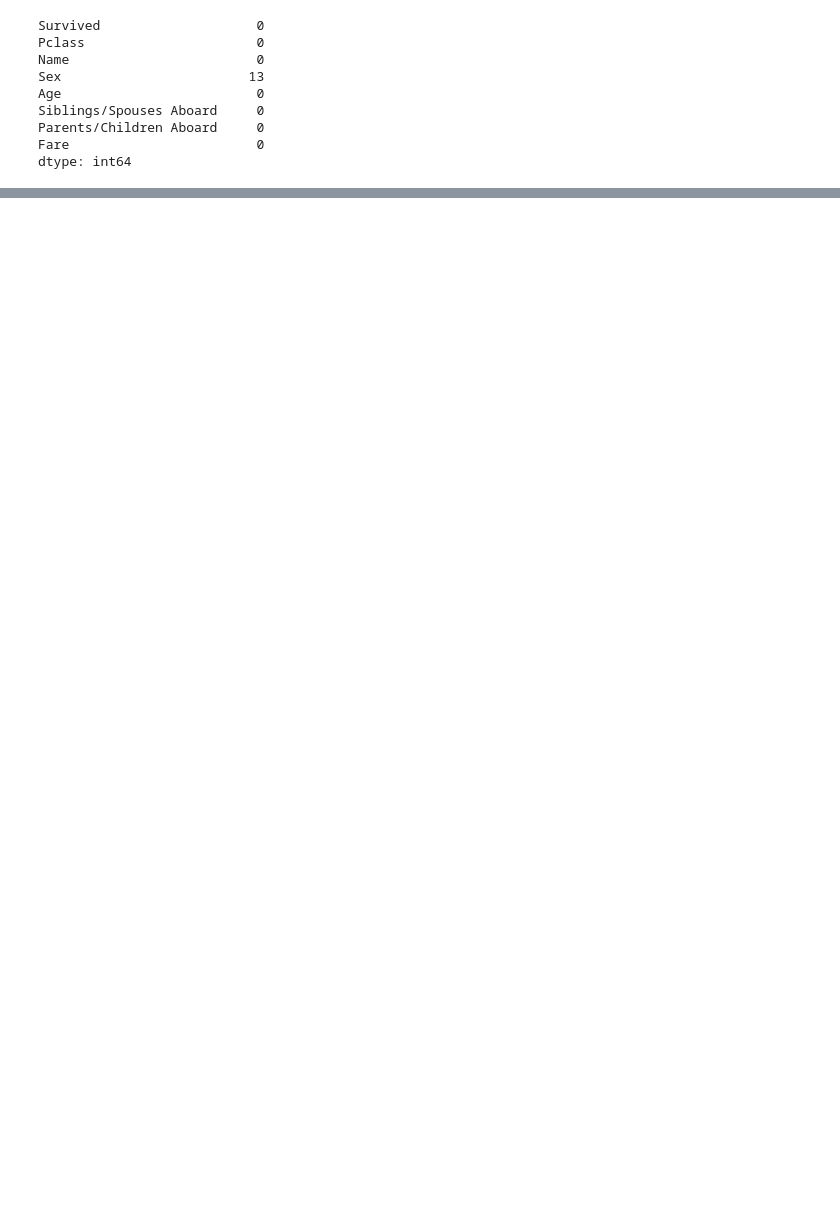
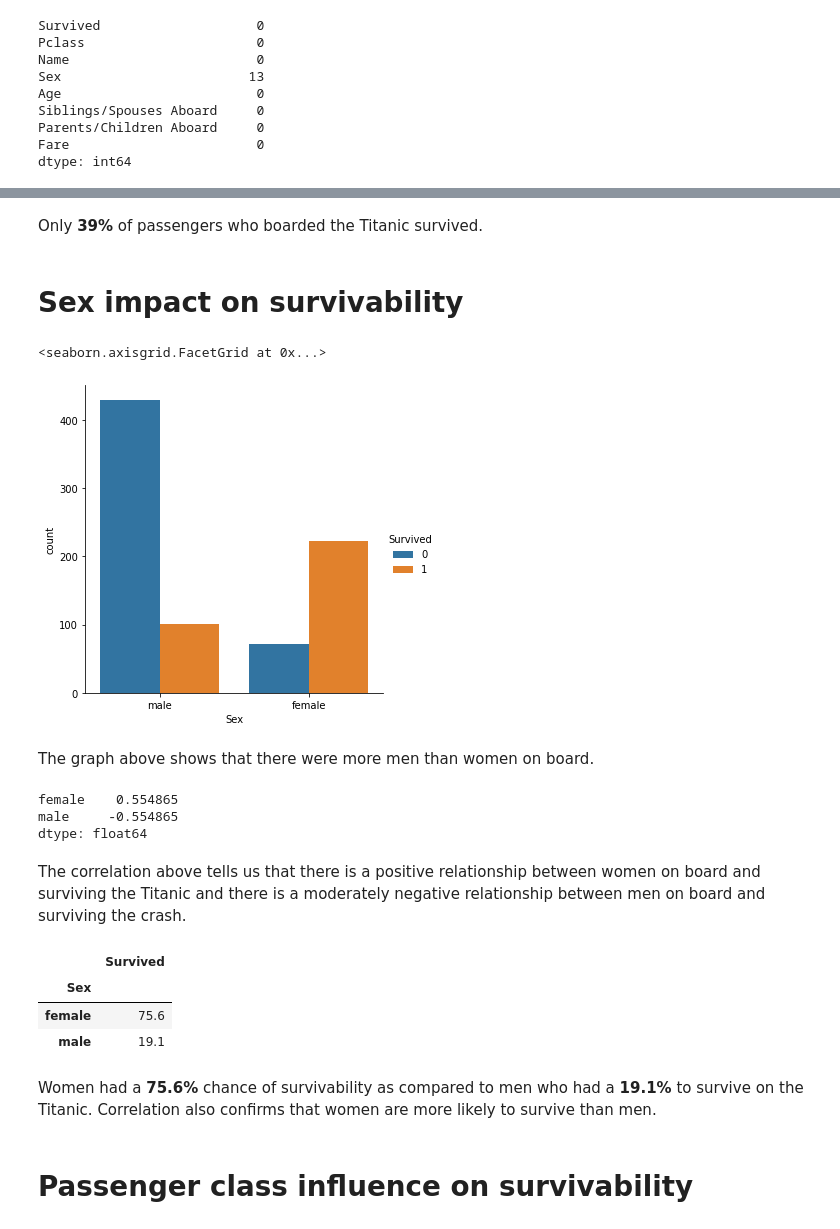
Before and after one commit to N1khil5/titanicDataset, a Jupyter notebook: titanic.ipynb, the cells around one changed output, grey strips where cells are left out. Drawn from its saved outputs; the diff is of its cells as text; code cells hidden in the pictures; blank space fills up the shorter version.

```diff
--- a/titanic.ipynb
+++ b/titanic.ipynb
@@ -410,0 +194,32 @@ NameError: name 'sns' is not defined
+# %% [markdown]
+Only **39%** of passengers who boarded the Titanic survived.
+# %% [markdown]
+# Sex impact on survivability <a class='anchor' id='third-two'></a>
+# %%
+sns.catplot(x='Sex', hue='Survived', kind='count',data=df)
+# 0 represents deceased and 1 represents survived in the figure.
+# %% [output]
+<seaborn.axisgrid.FacetGrid at 0x...>
+[figure, added]
+# %% [markdown]
+The graph above shows that there were more men than women on board.
+# %%
+# Correlation between men and women and their survival rate
+df['Sex'].str.get_dummies().corrwith(df['Survived']/df['Survived'].max())
+# %% [output]
+female    0.554865
+male     -0.554865
+dtype: float64
+# %% [markdown]
+The correlation above tells us that there is a positive relationship between women on board and surviving the Titanic and there is a moderately negative relationship between men on board and surviving the crash.
+# %%
+round(df[['Sex','Survived']].groupby(['Sex']).mean()*100,1)
+# %% [output]
+|  | Survived |
+| Sex |  |
+| female | 75.6 |
+| male | 19.1 |
+# %% [markdown]
+Women had a **75.6%** chance of survivability as compared to men who had a **19.1%** to survive on the Titanic. Correlation also confirms that women are more likely to survive than men.
+# %% [markdown]
+# Passenger class influence on survivability <a class='anchor' id='third-three'></a>
```
Also changed, not shown: parts of 121 cells of this notebook.
